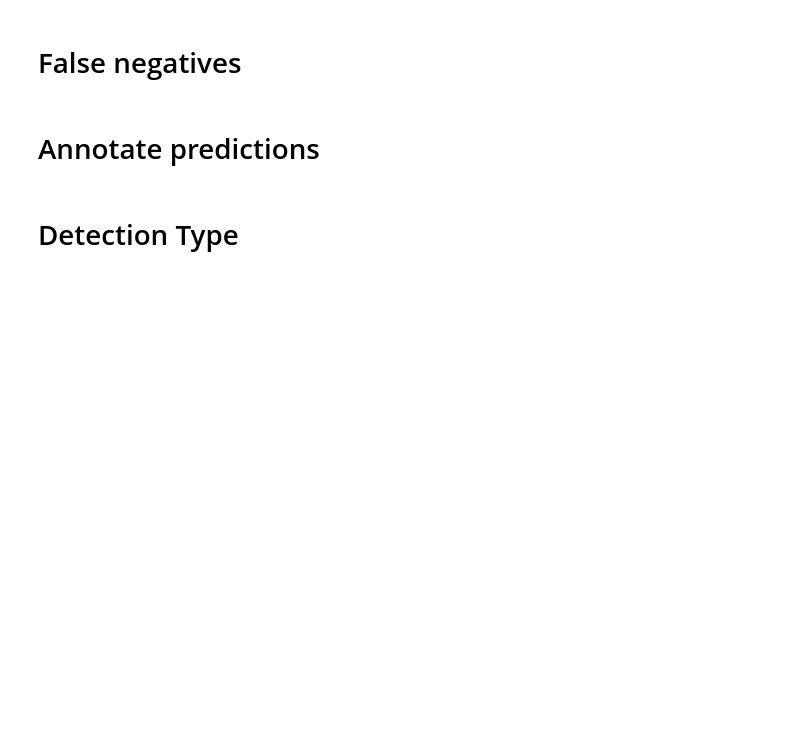
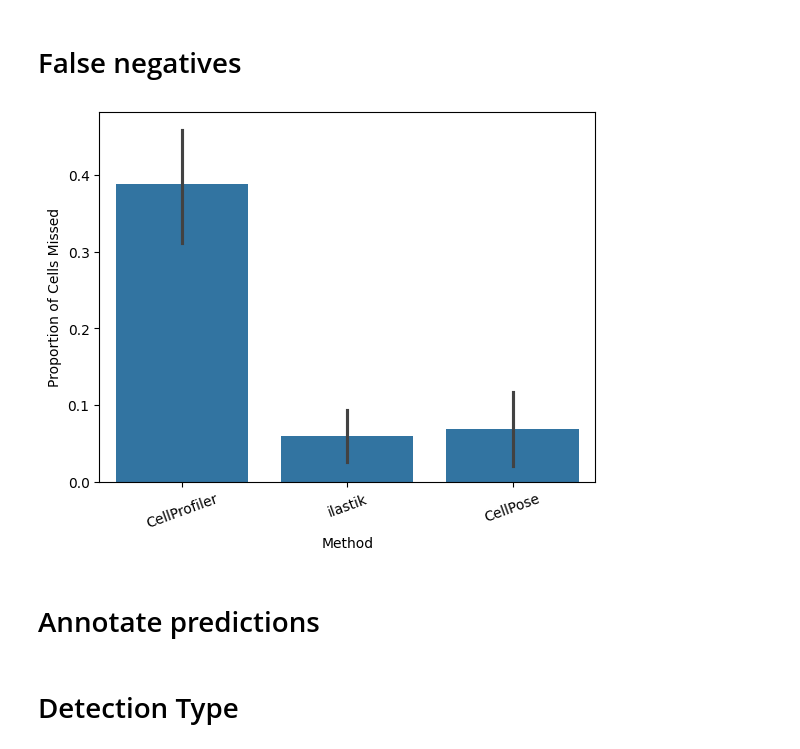
Before and after one commit to Shavit-Lab/cell_paint_seg, a Jupyter notebook: eval-segmentation.ipynb, the cells around one changed output. Cells and saved outputs as stored; diff of their text form; code cells hidden in the pictures; blank space fills up the shorter version.

```diff
--- a/eval-segmentation.ipynb
+++ b/eval-segmentation.ipynb
@@ -106,9 +112,12 @@ df_fn_cpose["Method"] = "CellPose"
 
 df_fn_combined = pd.concat((df_fn_cp, df_fn_ilastik, df_fn_cpose))
 # %%
-sns.barplot(df_fn_combined, x="Sample ID", y="Proportion of Cells Missed", hue="Method")
+#sns.barplot(df_fn_combined, x="Sample ID", y="Proportion of Cells Missed", hue="Method")
+sns.barplot(df_fn_combined, x="Method", y="Proportion of Cells Missed")
 plt.xticks(rotation=20)
 plt.savefig("./missed-cells.svg")
+# %% [output]
+[figure, added]
 # %% [markdown]
 # Annotate predictions
 # %%
```
Also changed, not shown: parts of 5 cells of this notebook, 2 other files.
